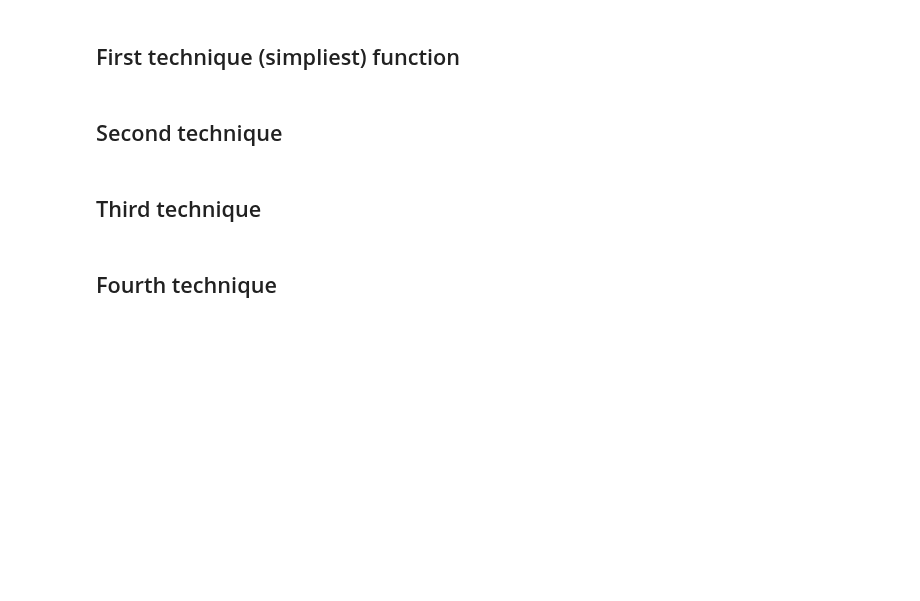
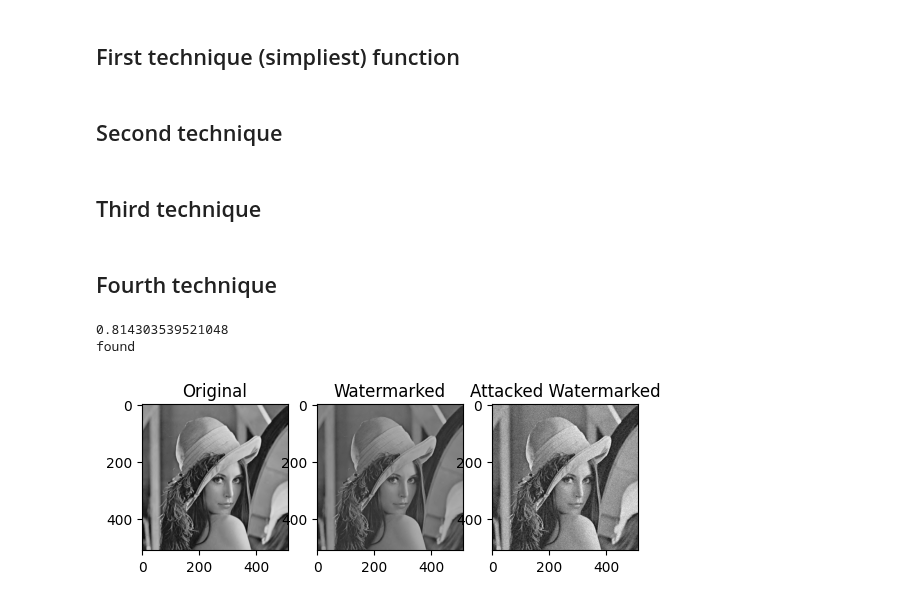
Before and after one commit to Bordi00/multimedia-data-security, a Jupyter notebook: test_bordi.ipynb, the cells around one changed output. Saved outputs shown, nothing was run; the diff lists cells and outputs as text; code cells hidden in the pictures; blank space fills up the shorter version.

Commit message:
fixed detection

```diff
--- a/test_bordi.ipynb
+++ b/test_bordi.ipynb
@@ -954,6 +954,11 @@ def embed_watermark(subband, mark, layer, theta, alpha=0.5, v='multiplicative'):
         elif v == 'multiplicative':
             watermarked[loc] *= 1 + (modular_alpha(layer, theta, alpha) * mark_val * mask[x][y])
 
+            # wm_new[loc] = wm[loc] * (1 + (modular_alpha * mark * mask))
+            # wm_new = wm[loc] + wm[ * wm(alpha * mask * mark)
+            # (wm_new - wm)/wm = wm(alpha * mask * mark)
+            # (wm_new - wm) / (wm^2 * alpha * mask) = mark
+
     return sign * watermarked
 
 def recursive_embedding(coeffs, mark, alpha, layer, max_layer, v='multiplicative'):
@@ -1010,7 +1015,9 @@ def extract_watermark(subband, watermarked_subband, layer, theta, alpha=0.5, v='
             extracted_mark[idx] = (watermarked_subband[loc] - subband[loc]) / (modular_alpha(layer, theta, alpha) * mask[x][y])
         elif v == 'multiplicative':
             # Reverse the multiplicative watermarking process to extract the mark
-            extracted_mark[idx] = ((watermarked_subband[loc] / subband[loc]) - 1) / (modular_alpha(layer, theta, alpha) * mask[x][y])
+            # extracted_mark[idx] = ((watermarked_subband[loc] / subband[loc]) - 1) / (modular_alpha(layer, theta, alpha) * mask[x][y])
+            extracted_mark[idx] = (watermarked_subband[loc] - subband[loc]) / modular_alpha(layer, theta, alpha) * mask[x][y] * subband[loc]
+
 
 
     return  np.clip(extracted_mark, 0, 1).astype(np.uint8)
@@ -1067,6 +1074,8 @@ def detection(original, watermarked, attacked, alpha, max_layer):
 
     sim = max(sim)
 
+    print(sim)
+
     if sim >= thr:
         return 1
     return 0
@@ -1080,7 +1089,7 @@ alpha = 0.8
 img = cv2.imread('lena_grey.bmp', 0)
 wm = embedding(img, mark, alpha, 2)
 
-attacked = awgn(wm, 50, 123)
+attacked = awgn(wm, 20, 123)
 
 plt.subplot(131)
 plt.title('Original')
@@ -1092,7 +1101,7 @@ plt.subplot(133)
 plt.title('Attacked Watermarked')
 plt.imshow(attacked,cmap='gray')
 
-is_wm = detection(img, wm, wm, alpha, 2)
+is_wm = detection(img, wm, attacked, alpha, 2)
 
 if is_wm:
     print("found")
@@ -1152,32 +1161,36 @@ wpsnr_wm_imgs = []
 #     print("WPSNR watermarked img after being attackted: ", wpsnr(attacked_wimg, wm_img))
 
 #     sim_attacked = []
 #     sim_not_attacked = []
 #     for w, aw in zip(w_ex, w_ex_attacked):
 #         sim_not_attacked.append(similarity(mark, w))
 #         sim_attacked.append(similarity(w, aw))
 
 #     sim_not_attacked = max(sim_not_attacked)
 #     sim_attacked = max(sim_attacked)
 
 #     t, _ = compute_thr(sim_not_attacked, mark)
 
 #     print('\n')
 #     if sim_not_attacked > t:
 #         print('Mark has been found in the non-attacked image. SIM = %f' % sim_not_attacked)
 #     else:
 #         print('Mark has been lost in the non-attacked image. SIM = %f' % sim_not_attacked)
 #     if sim_attacked > t or wpsnr(attacked_wimg, wm_img) < 35:
 #         print('Mark has been found in the attacked image. SIM = %f' % sim_attacked)
 #     else:
 #         lost += 1
 #         print('Mark has been lost in the attacked image. SIM = %f' % sim_attacked)
 #     print('--------------------------')
 #     print('\n')
 
 
 # p = (lost/len(imgs)) * 100
 # print("Watermark lost in %2f of the images" % p);
 # print(f"Watermark has been lost in {lost}/{len(imgs)} images")
+# %% [output]
+0.814303539521048
+found
+[figure, added]
 # %%
 print(np.mean(wpsnr_wm_imgs))
```
Also changed, not shown: parts of 3 cells of this notebook, 2 other files.
